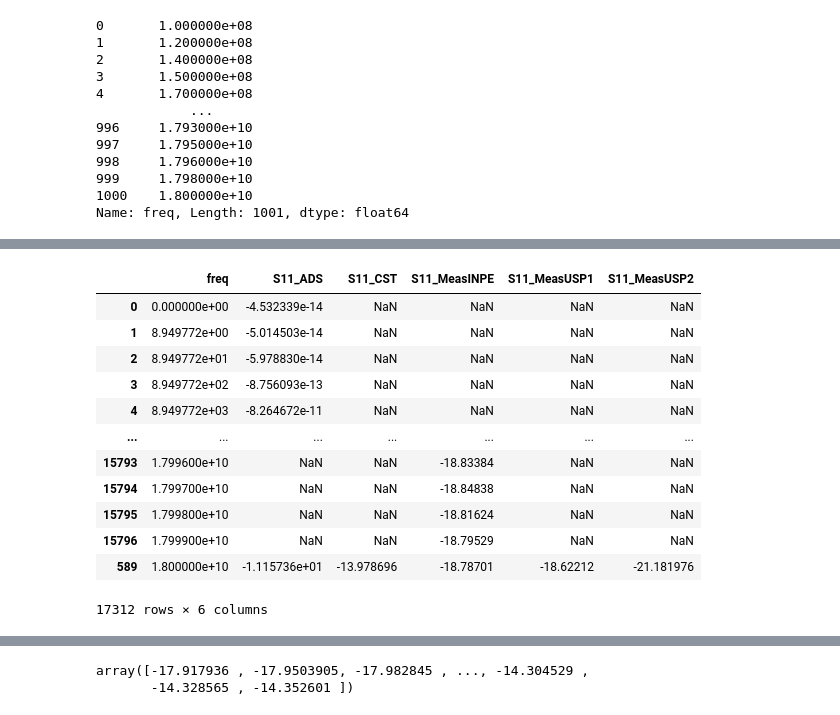
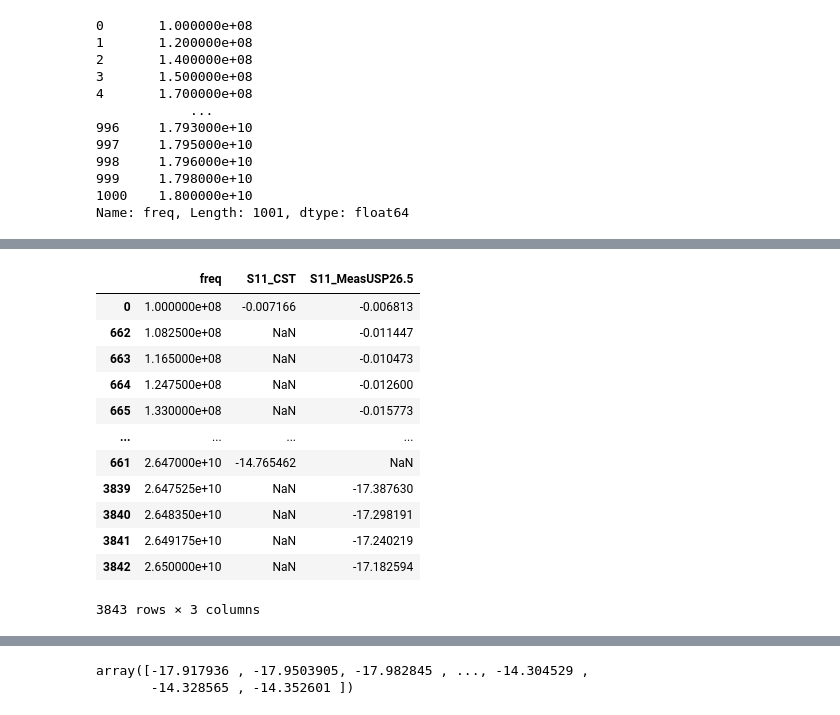
Before and after one commit to stefanorezende/S11_Analysis, a Jupyter notebook: 0_Cardioid_Simul_x_Medidas_plot.ipynb, the cells around one changed output, grey strips where cells are left out. Cells and saved outputs as stored; diff of their text form; code cells hidden in the pictures.

```diff
--- a/0_Cardioid_Simul_x_Medidas_plot.ipynb
+++ b/0_Cardioid_Simul_x_Medidas_plot.ipynb
@@ -61,3 +61,13 @@ df_medida3.dtypes
 freq            float64
 S11_MeasUSP2    float64
 dtype: object
+# %%
+df_medida3 = pd.read_excel('Simul X Medidas\Cardioid\Cardioid.xlsx', 'USP_26.5', decimal=',')
+df_medida3.dtypes
+df_medida3.rename(columns = {'Hz': 'freq', 'S':'S11_MeasUSP26.5'}, inplace = True)
+df_medida3 = df_medida3.drop(['R'], axis= 1)
+
+df_medida3['freq'] = df_medida3['freq'].astype(float)
+
+
+df_medida3
@@ -94,3 +128,11 @@ df_cst['freq']
 999     1.798000e+10
 1000    1.800000e+10
 Name: freq, Length: 1001, dtype: float64
+# %%
+df_cst = pd.read_excel('Simul X Medidas\Cardioid\Cardioid.xlsx', 'CST_26.5', decimal=',')
+df_cst.dtypes
+df_cst.rename(columns = {'Frequency':'freq', 'S1,1':'S11_CST'}, inplace = True)
+
+df_cst['freq'] = round(df_cst['freq'],2)*10**9
+
+df_cst['freq']
@@ -97,29 +174,30 @@ Name: freq, Length: 1001, dtype: float64
 # %%
 # df = pd.merge_ordered(df_cst, df_ads, on='freq')
 
-df1 = df_ads.merge(df_cst, how= 'outer', on='freq')
-df2 = df_medida2.merge(df_medida3, how= 'outer', on='freq')
-df = df1.merge(df_medida, how= 'outer', on='freq')
-df = df.merge(df2, how= 'outer', on='freq')
+df = df_cst.merge(df_medida3, how= 'outer', on='freq')
+# df2 = df_medida2.merge(df_medida, how= 'outer', on='freq')
+# df = df1.merge(df_medida, how= 'outer', on='freq')
+# df = df.merge(df2, how= 'outer', on='freq')
+# df = df.merge(df_cst41, how='outer', on='freq')
 df.sort_values(by='freq', inplace=True)
 
 # df= df.loc[df['freq']<=15e9]
 
 df
 # %% [output]
-|  | freq | S11_ADS | S11_CST | S11_MeasINPE | S11_MeasUSP1 | S11_MeasUSP2 |
-| 0 | 0.000000e+00 | -4.532339e-14 | NaN | NaN | NaN | NaN |
-| 1 | 8.949772e+00 | -5.014503e-14 | NaN | NaN | NaN | NaN |
-| 2 | 8.949772e+01 | -5.978830e-14 | NaN | NaN | NaN | NaN |
-| 3 | 8.949772e+02 | -8.756093e-13 | NaN | NaN | NaN | NaN |
-| 4 | 8.949772e+03 | -8.264672e-11 | NaN | NaN | NaN | NaN |
-| ... | ... | ... | ... | ... | ... | ... |
-| 15793 | 1.799600e+10 | NaN | NaN | -18.83384 | NaN | NaN |
-| 15794 | 1.799700e+10 | NaN | NaN | -18.84838 | NaN | NaN |
-| 15795 | 1.799800e+10 | NaN | NaN | -18.81624 | NaN | NaN |
-| 15796 | 1.799900e+10 | NaN | NaN | -18.79529 | NaN | NaN |
-| 589 | 1.800000e+10 | -1.115736e+01 | -13.978696 | -18.78701 | -18.62212 | -21.181976 |
+|  | freq | S11_CST | S11_MeasUSP26.5 |
+| 0 | 1.000000e+08 | -0.007166 | -0.006813 |
+| 662 | 1.082500e+08 | NaN | -0.011447 |
+| 663 | 1.165000e+08 | NaN | -0.010473 |
+| 664 | 1.247500e+08 | NaN | -0.012600 |
+| 665 | 1.330000e+08 | NaN | -0.015773 |
+| ... | ... | ... | ... |
+| 661 | 2.647000e+10 | -14.765462 | NaN |
+| 3839 | 2.647525e+10 | NaN | -17.387630 |
+| 3840 | 2.648350e+10 | NaN | -17.298191 |
+| 3841 | 2.649175e+10 | NaN | -17.240219 |
+| 3842 | 2.650000e+10 | NaN | -17.182594 |
-17312 rows × 6 columns
+3843 rows × 3 columns
 # %%
 nfreq = np.arange(3E9, 15E9, 10E6) # % desejada
 
```
Also changed, not shown: parts of 12 cells of this notebook, 5 other files.
